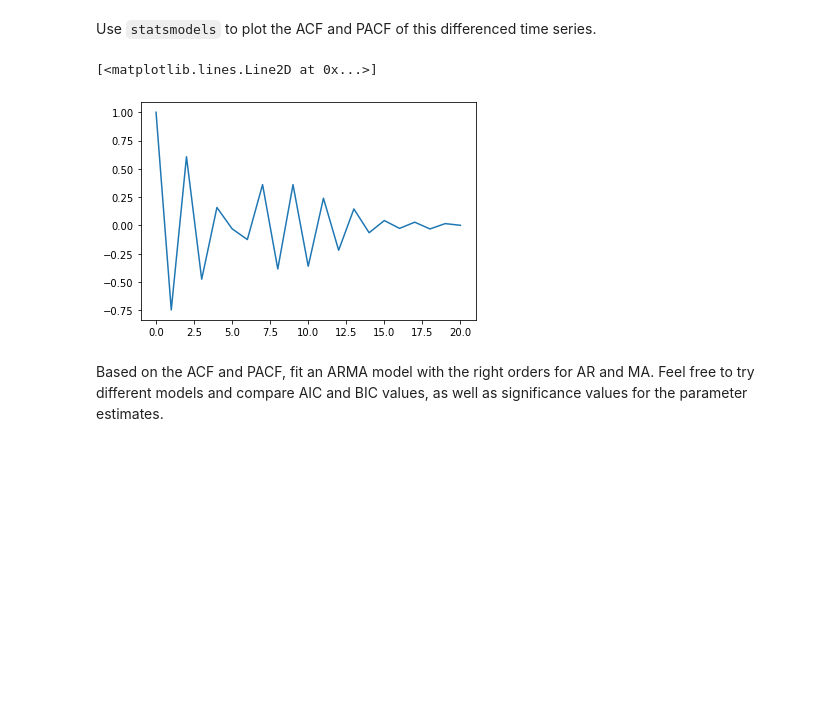
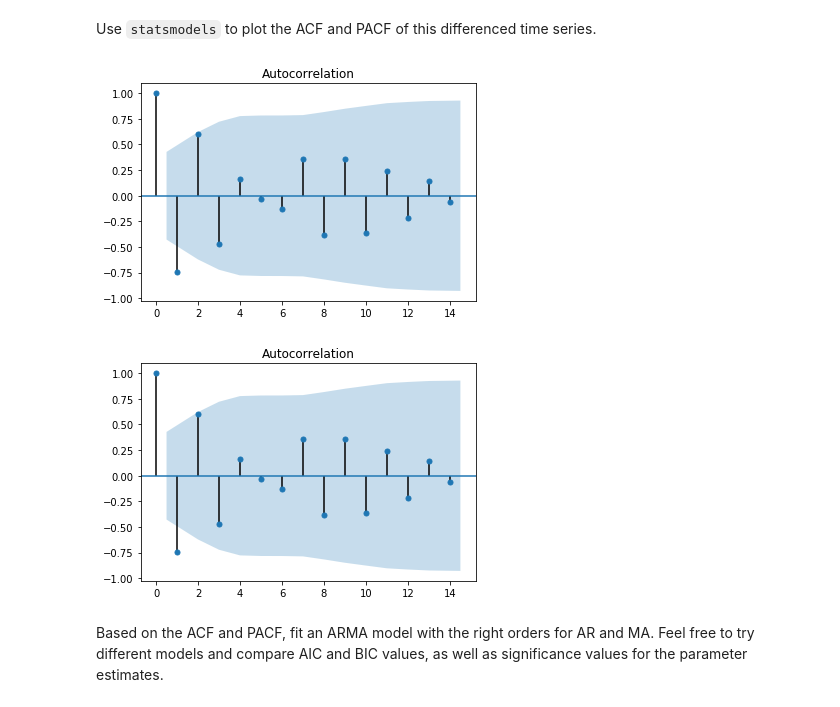
Before and after one commit to OsterMendel/dsc-arma-models-statsmodels-lab-nyc-ds-033020, a Jupyter notebook: index.ipynb, the cells around one changed output. Saved outputs shown, nothing was run; the diff lists cells and outputs as text; code cells hidden in the pictures; blank space fills up the shorter version.

```diff
--- a/index.ipynb
+++ b/index.ipynb
@@ -62,12 +62,12 @@ Use `statsmodels` to plot the ACF and PACF of this differenced time series.
 # %%
 # Plot the ACF
 from statsmodels.tsa.stattools import acf, pacf
 from statsmodels.graphics.tsaplots import plot_acf, plot_pacf
 
-p[acf(data_diff, fft=False)
+plot_acf(data_diff)
 # %% [output]
-[<matplotlib.lines.Line2D at 0x...>]
-[figure, old version]
+[figure, new version]
+[figure, added]
 # %%
 # Plot the PACF
 # %% [markdown]
```
